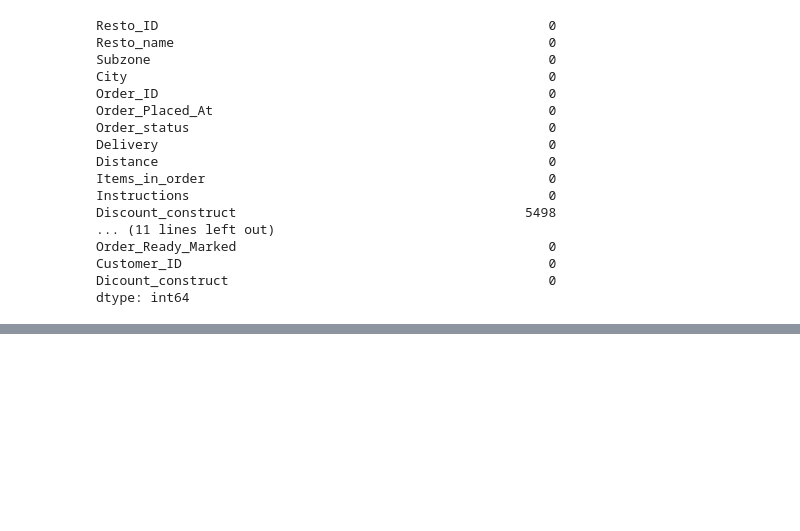
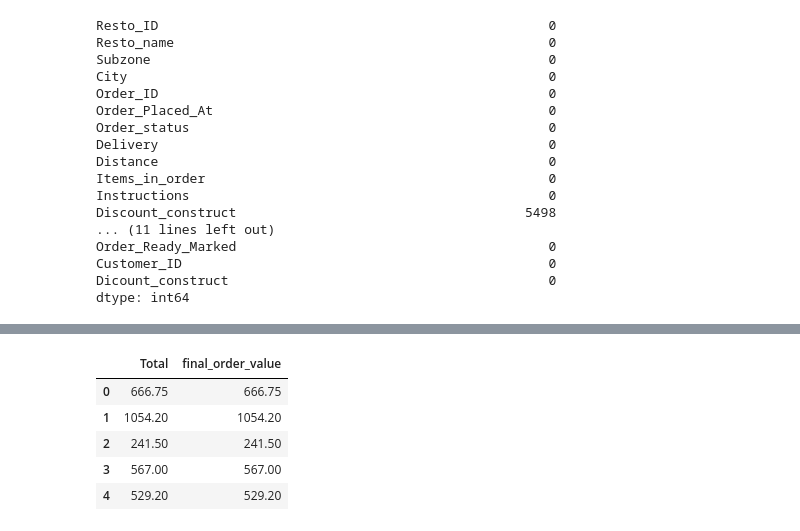
Before and after one commit to sat-06/foodie-intelligence-system, a Jupyter notebook: src/data_cleaning.ipynb, the cells around one changed output, grey strips where cells are left out. Saved outputs shown, nothing was run; the diff lists cells and outputs as text; code cells hidden in the pictures; blank space fills up the shorter version.

```diff
--- a/src/data_cleaning.ipynb
+++ b/src/data_cleaning.ipynb
@@ -194,0 +252,10 @@ dtype: object
+# %%
+df['final_order_value'] = df['Total']
+df[['Total', 'final_order_value']].head()
+# %% [output]
+|  | Total | final_order_value |
+| 0 | 666.75 | 666.75 |
+| 1 | 1054.20 | 1054.20 |
+| 2 | 241.50 | 241.50 |
+| 3 | 567.00 | 567.00 |
+| 4 | 529.20 | 529.20 |
```
Also changed, not shown: parts of 9 cells of this notebook, 1 other file.
